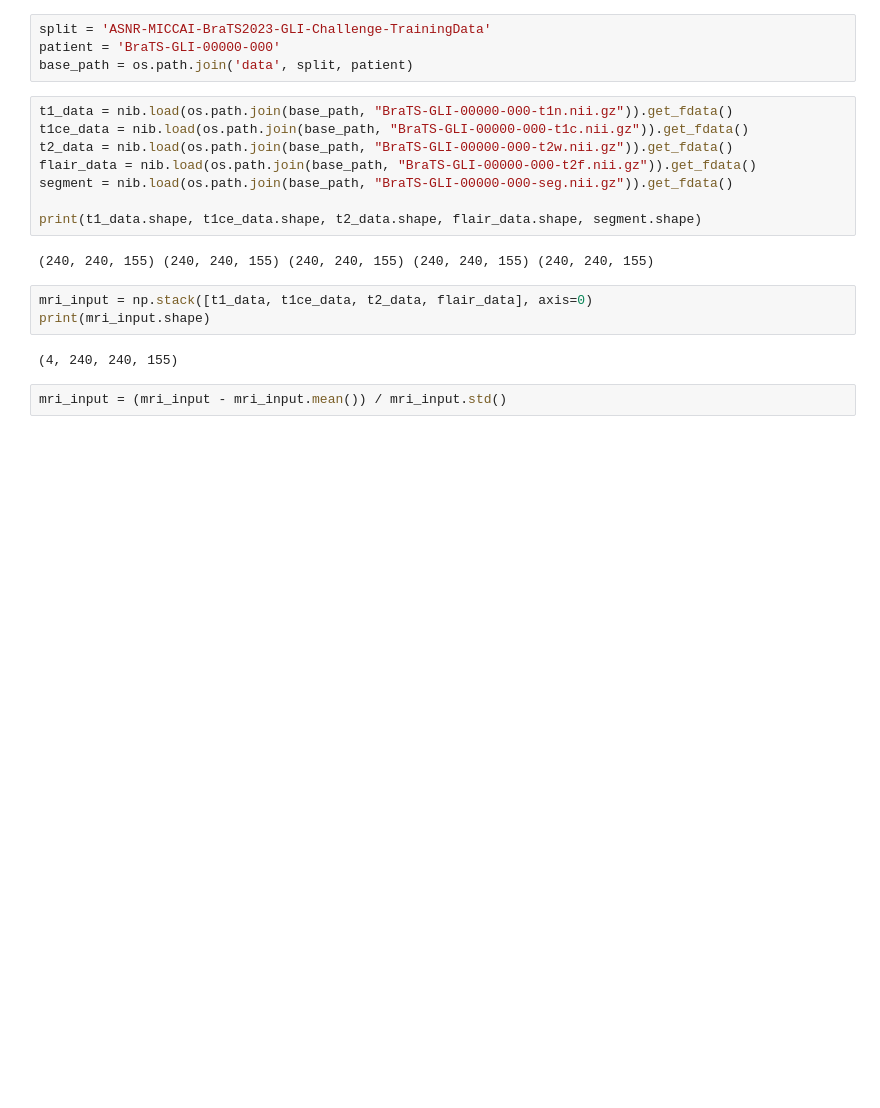
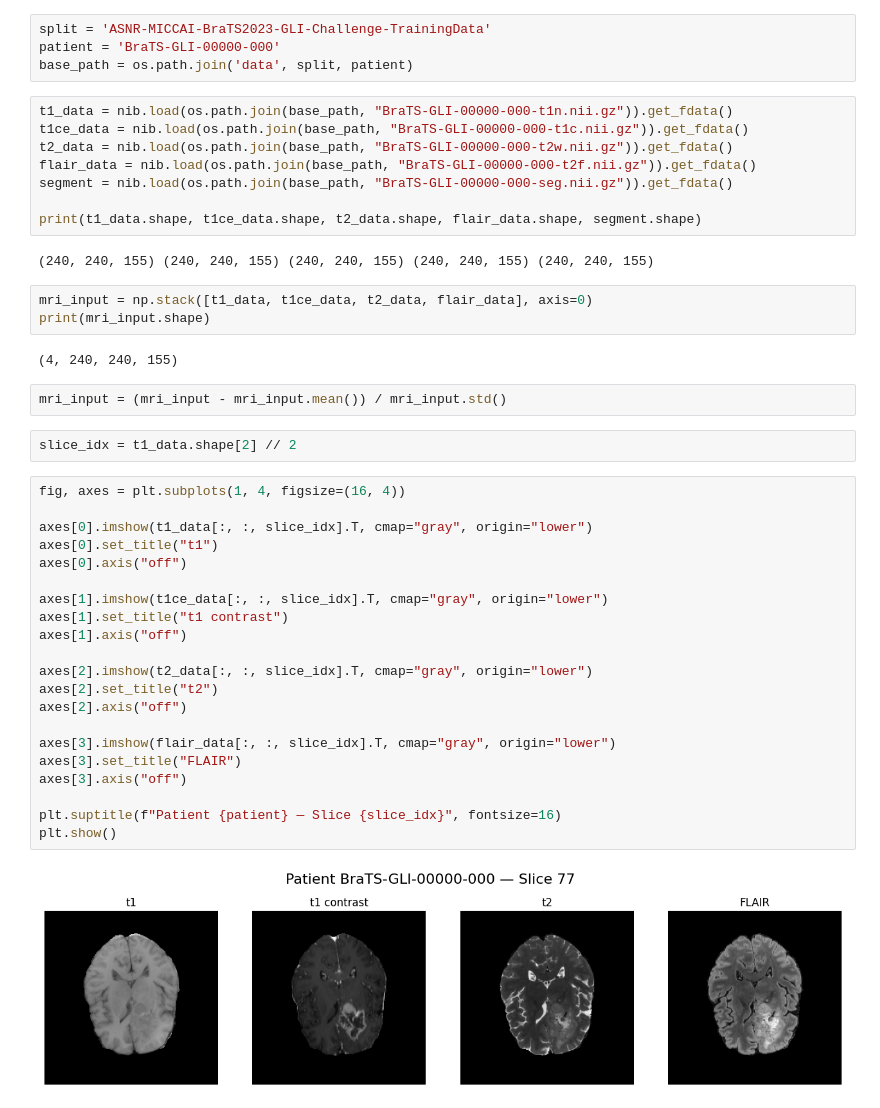
Before and after one commit to Shashvatb/MRI-Segmentation, a Jupyter notebook: data_exploration.ipynb, the cells around one changed output. Drawn from its saved outputs; the diff is of its cells as text; blank space fills up the shorter version.

Commit message:
added visualization of the MRIs

```diff
--- a/data_exploration.ipynb
+++ b/data_exploration.ipynb
@@ -23,3 +25,28 @@ print(mri_input.shape)
 (4, 240, 240, 155)
 # %%
 mri_input = (mri_input - mri_input.mean()) / mri_input.std()
+# %%
+slice_idx = t1_data.shape[2] // 2
+# %%
+fig, axes = plt.subplots(1, 4, figsize=(16, 4))
+
+axes[0].imshow(t1_data[:, :, slice_idx].T, cmap="gray", origin="lower")
+axes[0].set_title("t1")
+axes[0].axis("off")
+
+axes[1].imshow(t1ce_data[:, :, slice_idx].T, cmap="gray", origin="lower")
+axes[1].set_title("t1 contrast")
+axes[1].axis("off")
+
+axes[2].imshow(t2_data[:, :, slice_idx].T, cmap="gray", origin="lower")
+axes[2].set_title("t2")
+axes[2].axis("off")
+
+axes[3].imshow(flair_data[:, :, slice_idx].T, cmap="gray", origin="lower")
+axes[3].set_title("FLAIR")
+axes[3].axis("off")
+
+plt.suptitle(f"Patient {patient} — Slice {slice_idx}", fontsize=16)
+plt.show()
+# %% [output]
+[figure, added]
```
Also changed, not shown: parts of 3 cells of this notebook, 3 other files.
